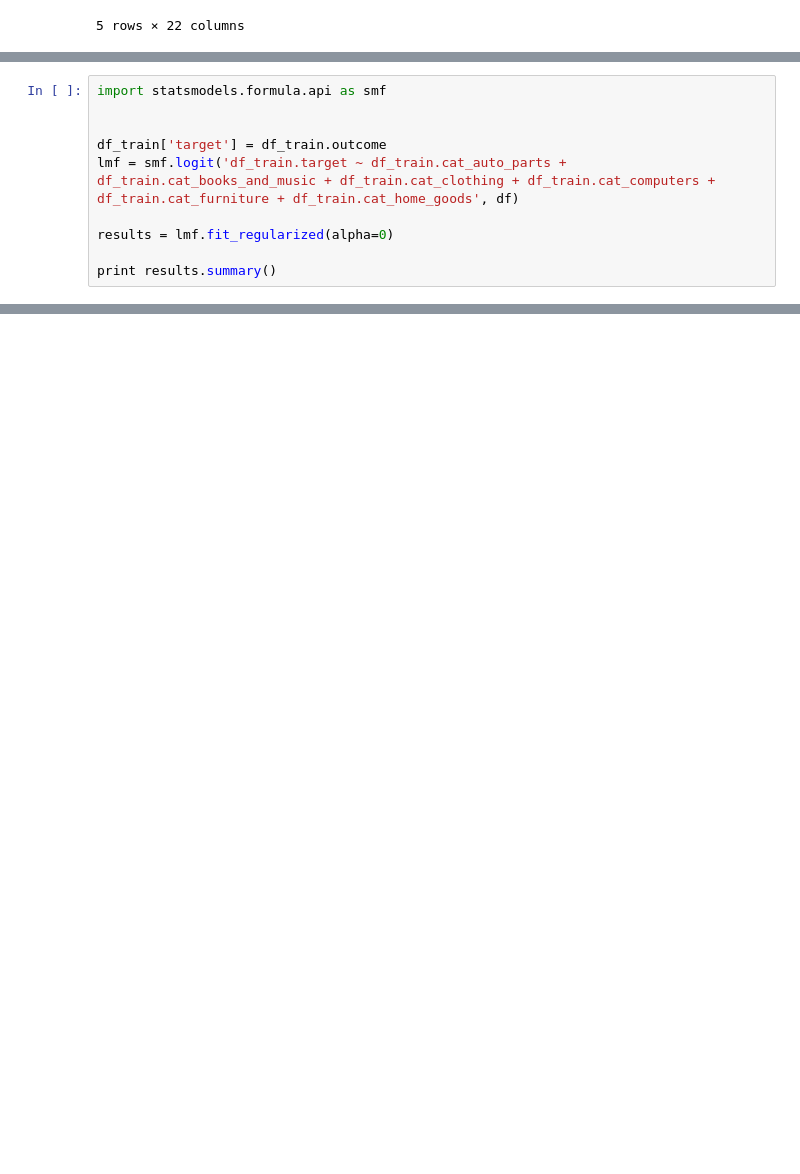
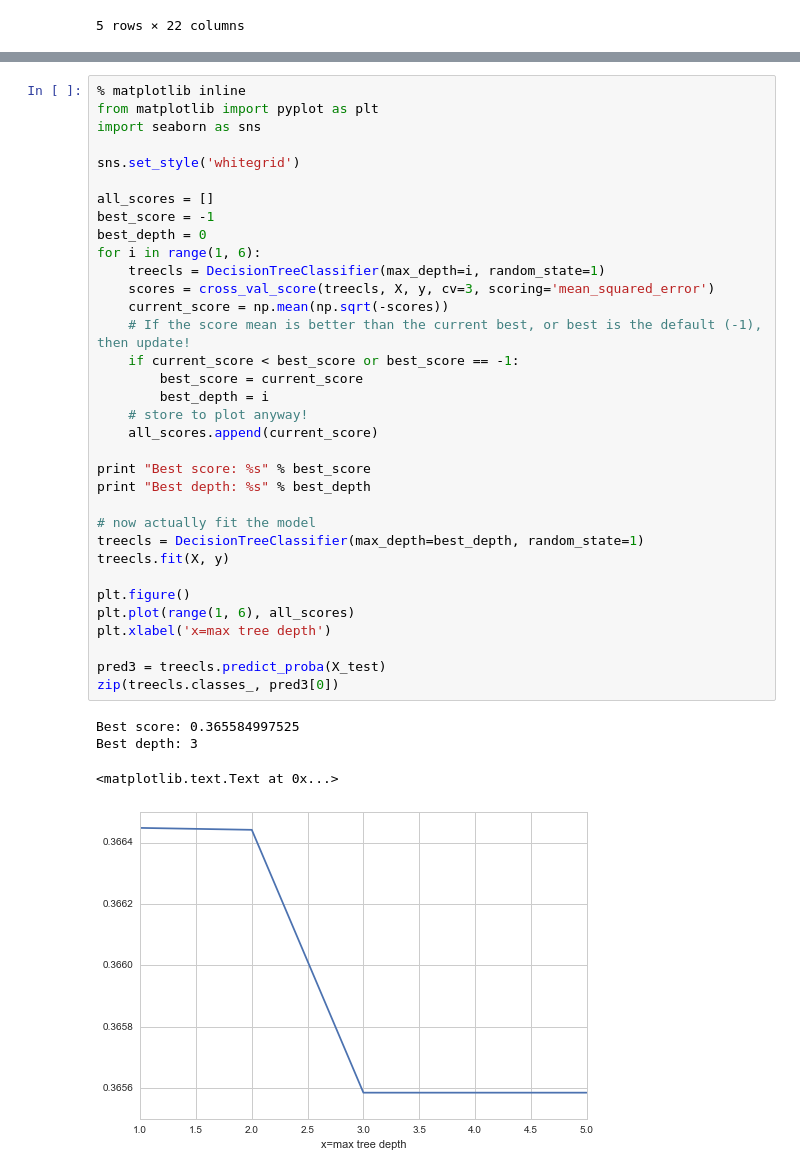
Before and after one commit to caramelslice/GADSFINAL, a Jupyter notebook: GA_Final Project.ipynb, the cells around one changed output, grey strips where cells are left out. Cells and saved outputs as stored; diff of their text form; blank space fills up the shorter version.

```diff
--- a/GA_Final Project.ipynb
+++ b/GA_Final Project.ipynb
@@ -43,10 +29,0 @@ Index([u'bidder_id', u'payment_account', u'address', u'outcome', u'bid_id', u'au
-# %%
-import statsmodels.formula.api as smf
-
-
-df_train['target'] = df_train.outcome
-lmf = smf.logit('df_train.target ~ df_train.cat_auto_parts + df_train.cat_books_and_music + df_train.cat_clothing + df_train.cat_computers + df_train.cat_furniture + df_train.cat_home_goods', df)
-
-results = lmf.fit_regularized(alpha=0)
-
-print results.summary()
@@ -70,0 +65,39 @@ df_train.cat_home_goods         -1.3045      0.008   -169.669      0.000
+# %%
+% matplotlib inline
+from matplotlib import pyplot as plt
+import seaborn as sns
+
+sns.set_style('whitegrid')
+
+all_scores = []
+best_score = -1
+best_depth = 0
+for i in range(1, 6):
+    treecls = DecisionTreeClassifier(max_depth=i, random_state=1)
+    scores = cross_val_score(treecls, X, y, cv=3, scoring='mean_squared_error')
+    current_score = np.mean(np.sqrt(-scores))
+    # If the score mean is better than the current best, or best is the default (-1), then update!
+    if current_score < best_score or best_score == -1:
+        best_score = current_score
+        best_depth = i
+    # store to plot anyway!
+    all_scores.append(current_score)
+
+print "Best score: %s" % best_score
+print "Best depth: %s" % best_depth
+
+# now actually fit the model
+treecls = DecisionTreeClassifier(max_depth=best_depth, random_state=1)
+treecls.fit(X, y)
+
+plt.figure()
+plt.plot(range(1, 6), all_scores)
+plt.xlabel('x=max tree depth')
+
+pred3 = treecls.predict_proba(X_test)
+zip(treecls.classes_, pred3[0])
+# %% [output]
+Best score: 0.365584997525
+Best depth: 3
+<matplotlib.text.Text at 0x...>
+[figure, added]
```
Also changed, not shown: parts of 16 cells of this notebook.
